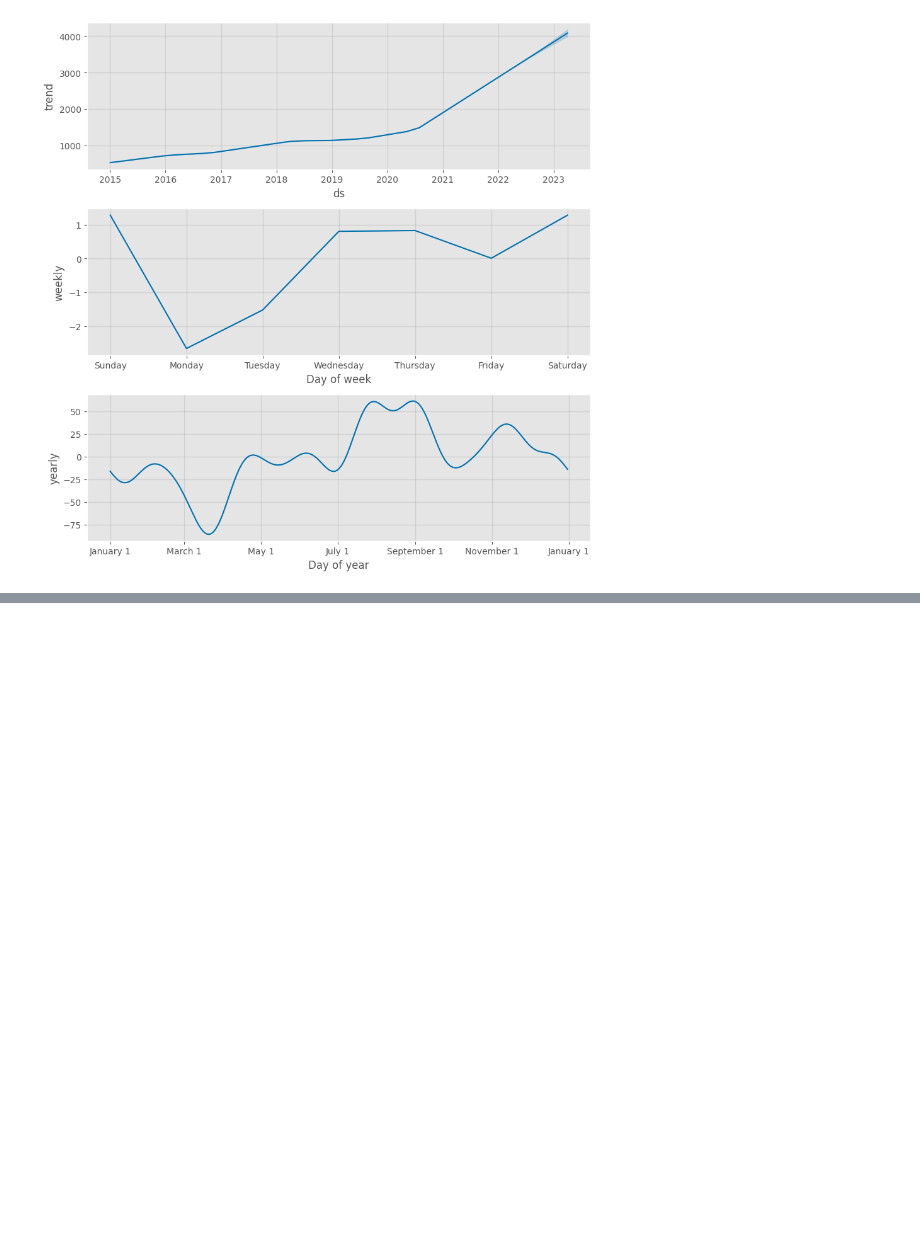
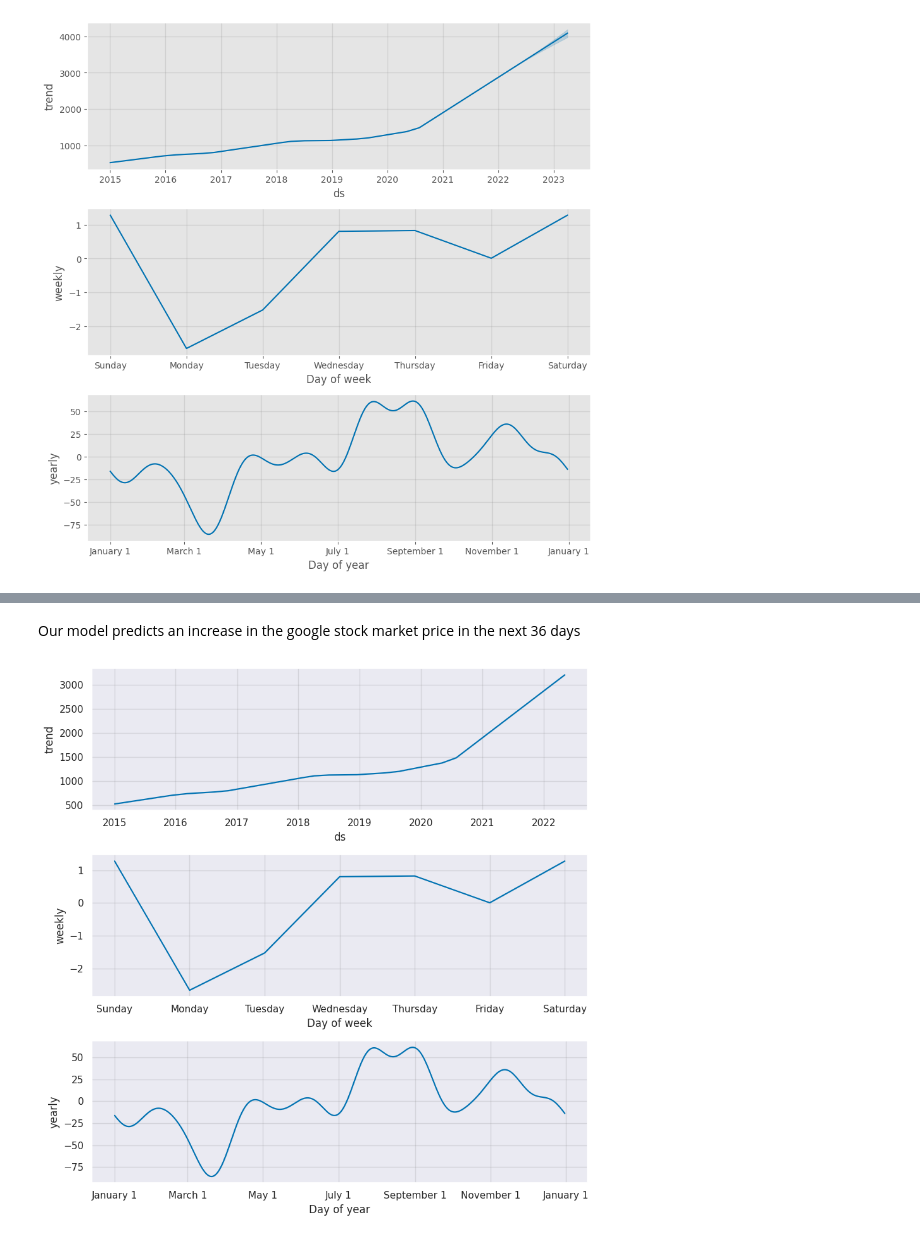
Before and after one commit to 01DaisyLynn/Time-Series-Project, a Jupyter notebook: Team_Miyagi_Google_Stock_Price_Prediction.ipynb, the cells around one changed output, grey strips where cells are left out. Cells and saved outputs as stored; diff of their text form; code cells hidden in the pictures; blank space fills up the shorter version.

```diff
--- a/Team_Miyagi_Google_Stock_Price_Prediction.ipynb
+++ b/Team_Miyagi_Google_Stock_Price_Prediction.ipynb
@@ -1348,0 +1426,7 @@ model.plot_components(prediction);
+# %% [markdown]
+Our model predicts an increase in the google stock market price in the next 36 days
+# %%
+##### Visualize Each Components[Trends,Weekly,yearly]
+model.plot_components(pred);
+# %% [output]
+[figure, added]
```
Also changed, not shown: parts of 35 cells of this notebook.
